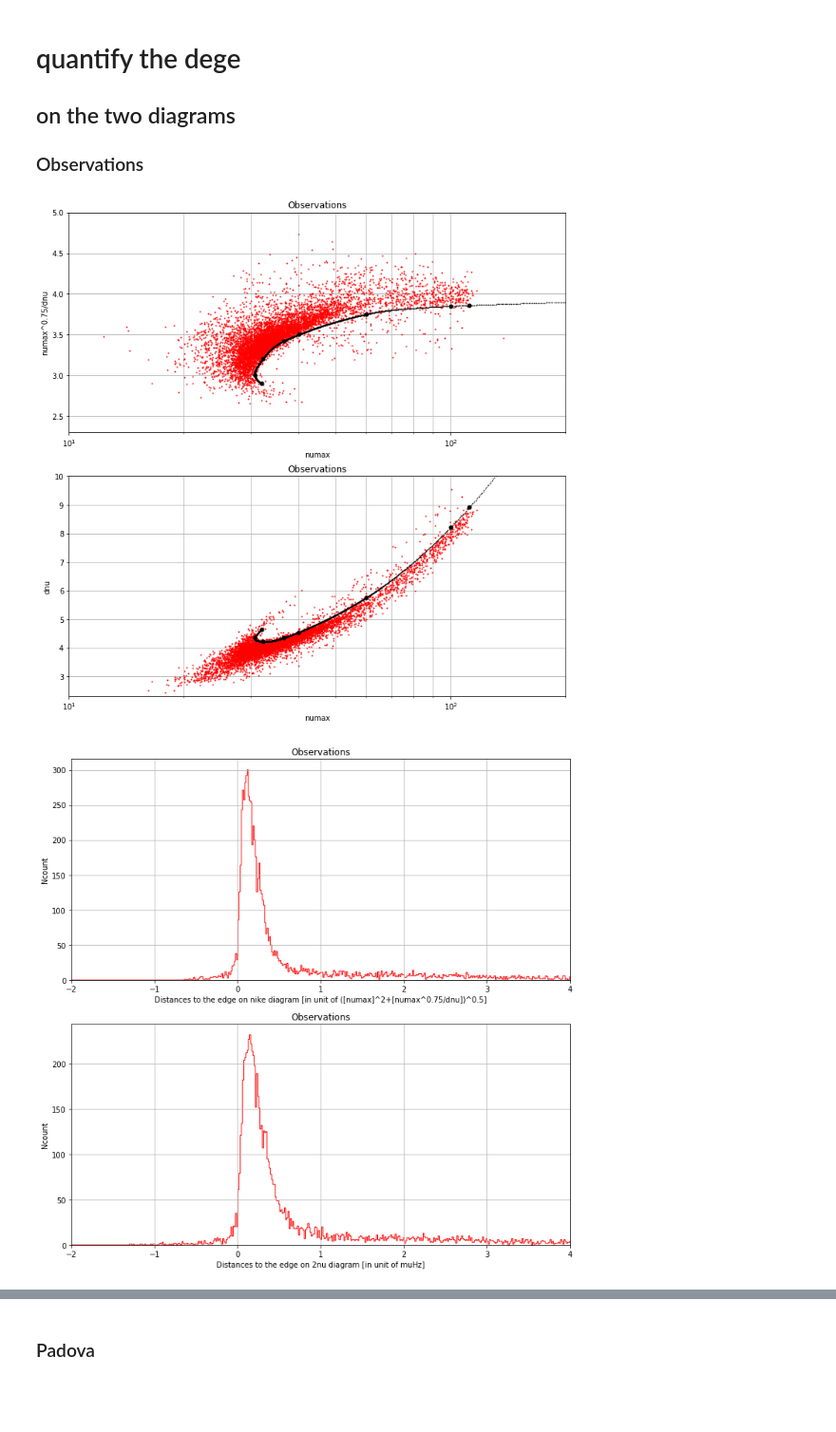
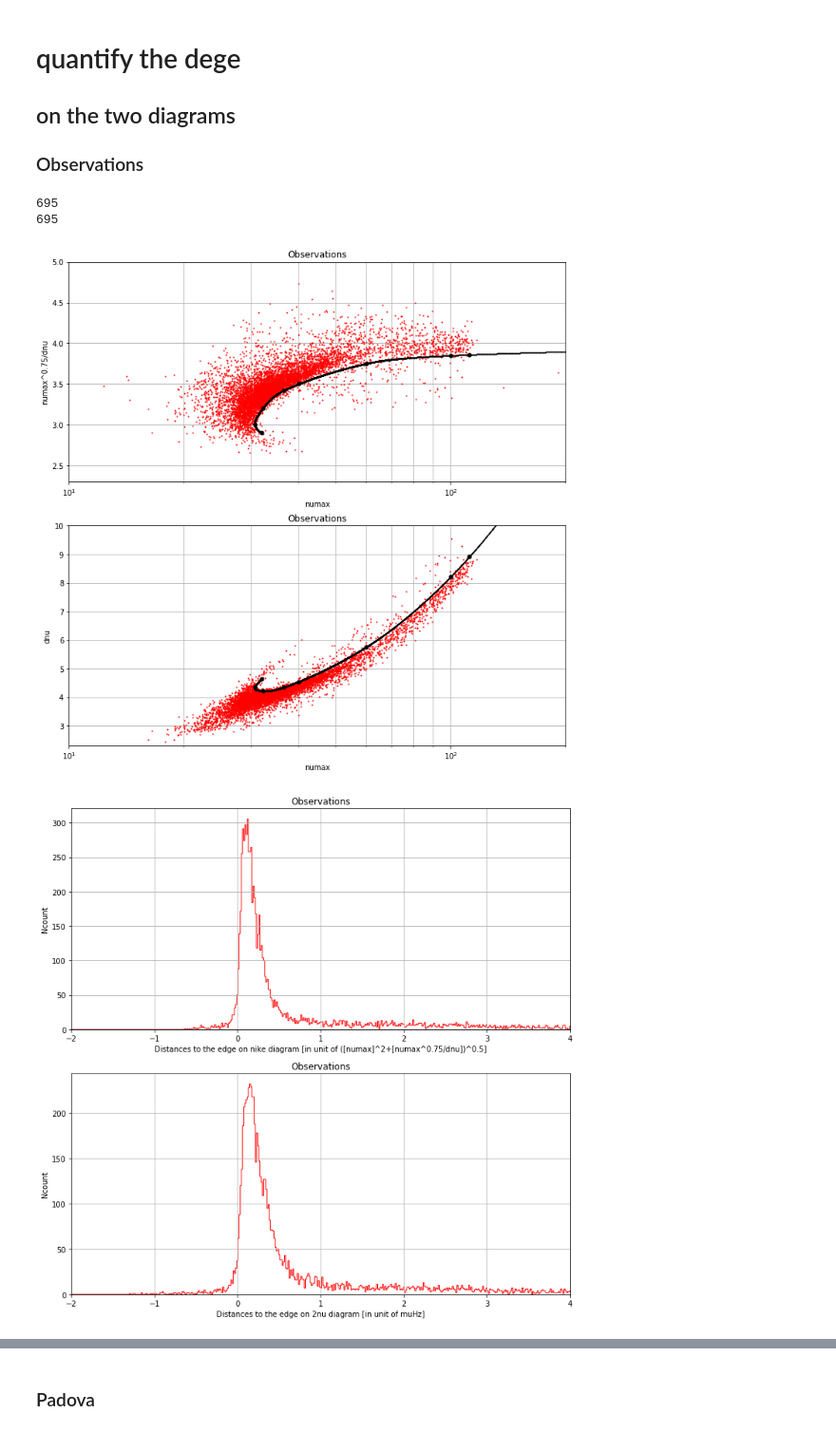
Before and after one commit to parallelpro/nike, a Jupyter notebook: lib/1-quantify-the-edge.ipynb, the cells around one changed output, grey strips where cells are left out. Shown at 95% size. Saved outputs shown, nothing was run; the diff lists cells and outputs as text; code cells hidden in the pictures; blank space fills up the shorter version.

```diff
--- a/lib/1-quantify-the-edge.ipynb
+++ b/lib/1-quantify-the-edge.ipynb
@@ -38,10 +49,28 @@ Maybe arise from the unenven number of samples - hardly true after plotting acco
 # %%
 fig = plt.figure(figsize=(12,6))
 ax = fig.add_subplot(111)
+# idx = (yu["Phase"]>=1)
+# h = ax.hist(yu["[Fe/H]"][idx], bins=np.arange(-2.5,1.0,0.1))
 idx = (yu["Phase"]==2)
 h = ax.hist(yu["[Fe/H]"][idx], bins=np.arange(-2.5,1.0,0.1))
 
 mean=h[1][np.where(h[0]==h[0].max())[0][0]]+0.05
-ax.axvline(mean, linestyle="--", color="black")
+feh_limits=np.linspace(-1.0, 0.5, 10)
+for feh in feh_limits:
+    ax.axvline(feh, linestyle="--", color="black")
+ax.axvline(mean, linestyle="-", color="red")
 ax.text(mean, np.mean(ax.get_ylim()), "{:0.2f}".format(mean),  color="black")
+ax.set_xlim([-2., 1.0])
+
+fig = plt.figure(figsize=(12,6))
+ax = fig.add_subplot(111)
+h = ax.hist(pdv_feh, bins=np.arange(-2.5,1.0,0.1))
+
+mean=h[1][np.where(h[0]==h[0].max())[0][0]]+0.05
+feh_limits=np.linspace(-1.0, 0.5, 10)
+for feh in feh_limits:
+    ax.axvline(feh, linestyle="--", color="black")
+ax.axvline(mean, linestyle="-", color="red")
+ax.text(mean, np.mean(ax.get_ylim()), "{:0.2f}".format(mean),  color="black")
+ax.set_xlim([-2., 1.0])
 # %% [output]
@@ -146,7 +196,7 @@ def edge_analysis(xdata, ydata, ydatat, filepath, feh, mass, radius, points, tit
     # plot knots and edge
     axes[0].plot(xpoint, ypoint, "k.", markersize=10)
     axes[1].plot(xpoint, xpoint**0.75/ypoint, "k.", markersize=10)
-    yedge = np.arange(2.9, 4.0, 0.0005)
+    yedge = np.arange(2.9, 4.0, 0.0001)
     xedge = 10.0**scipy.interpolate.splev(np.log10(yedge), tck, der=0)
     Nedge = xedge.shape[0]
     axes[0].plot(xedge, yedge, "k.", ms=1)
@@ -155,6 +205,9 @@ def edge_analysis(xdata, ydata, ydatat, filepath, feh, mass, radius, points, tit
     # save edges
     np.save(filepath+"nike_edge_samples", np.array([xedge, yedge]).T)
     np.save(filepath+"tnu_edge_samples", np.array([xedge, xedge**0.75/yedge]).T)
+    test = xedge**0.75/yedge
+    idx = (test>6) & (test<8)
+    print(len(test[idx]))
 
     # # shortest distance distribution
     def shortest_distance(xdata, ydata, xedge, yedge):
@@ -192,9 +245,9 @@ def edge_analysis(xdata, ydata, ydatat, filepath, feh, mass, radius, points, tit
     distt = shortest_distance(xdata, ydatat, xedge, xedge**0.75/yedge)
     distt[idx_right] = -distt[idx_right]
 
-    # save distances
-    np.save(filepath+"nike_dist", distn)
-    np.save(filepath+"tnu_dist", distt)
+#     # save distances
+#     np.save(filepath+"nike_dist", distn)
+#     np.save(filepath+"tnu_dist", distt)
 
 
     # now plot histograms
@@ -255,10 +308,25 @@ def edge_analysis(xdata, ydata, ydatat, filepath, feh, mass, radius, points, tit
     axes[1].set_title(title)
     return
 # %%
+# corrected observation
 filepath = rootpath+"sample/obs/"
 points=[(32, 2.9), (30.7, 3.0), (32.2, 3.2), (36.5, 3.42), (40, 3.5), (60, 3.75), (100, 3.85), (112, 3.86)]
 title = "Observations"
 edge_analysis(xobs, yobs, yobst, filepath, feh_obs, mass_obs, radius_obs, points, title)
+
+np.save(filepath+"nike_samples_err", np.array([e_xobs, e_yobs, e_feh_obs, e_mass_obs, e_radius_obs]).T)
+np.save(filepath+"tnu_samples_err", np.array([e_xobs, e_yobst, e_feh_obs, e_mass_obs, e_radius_obs]).T)
+
+
+# not corrected observation
+filepath = rootpath+"sample/obs_nc/"
+points=[(32, 2.9), (30.7, 3.0), (32.2, 3.2), (36.5, 3.42), (40, 3.5), (60, 3.75), (100, 3.85), (112, 3.86)]
+title = "Observations not corrected"
+edge_analysis(xobs, yobs, yobst, filepath, feh_obs, mass_obs_nc, radius_obs_nc, points, title)
+np.save(filepath+"nike_samples_err", np.array([e_xobs, e_yobs, e_feh_obs, e_mass_obs_nc, e_radius_obs_nc]).T)
+np.save(filepath+"tnu_samples_err", np.array([e_xobs, e_yobst, e_feh_obs, e_mass_obs_nc, e_radius_obs_nc]).T)
 # %% [output]
+695
+695
-[figure, old version]
+[figure, new version]
-[figure, old version]
+[figure, new version]
```
Also changed, not shown: parts of 11 cells of this notebook, 30 other files.
